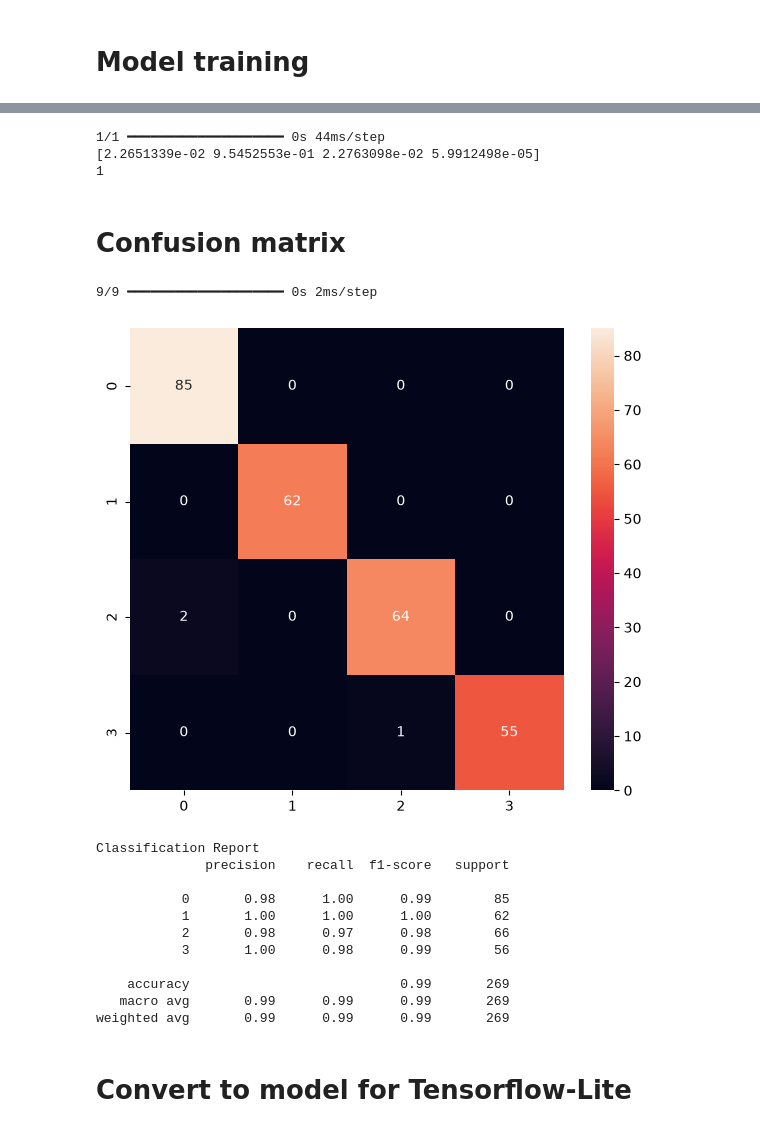
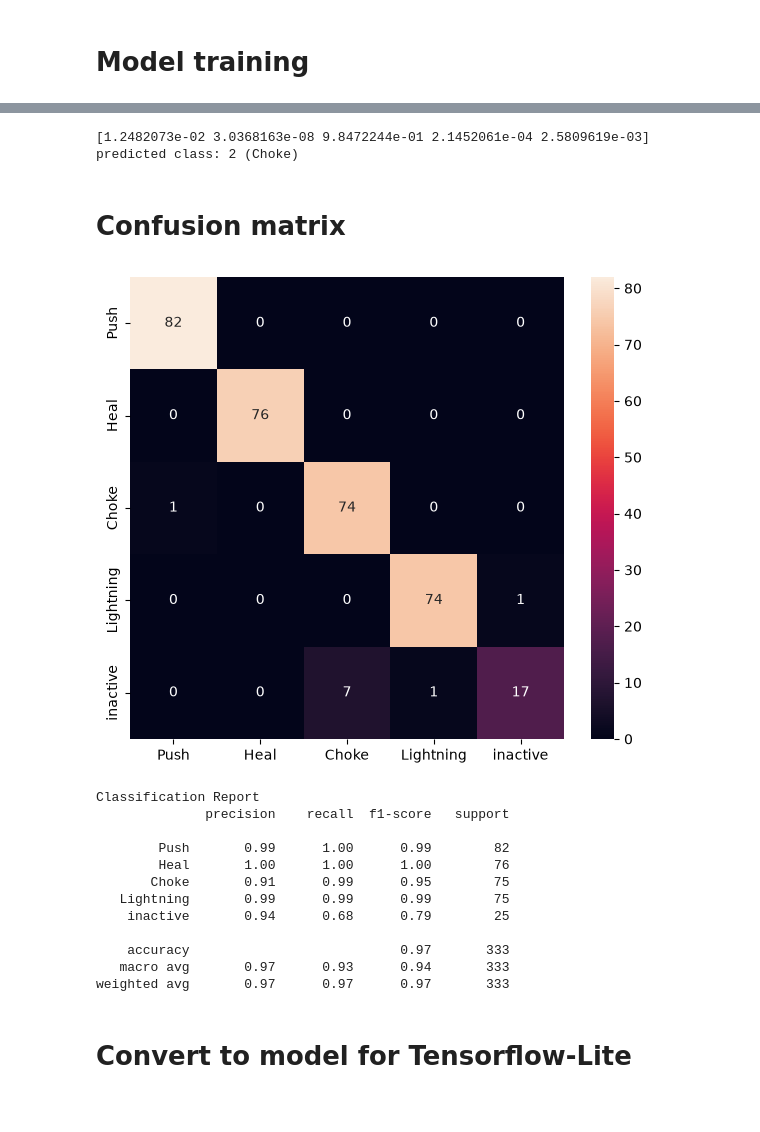
Before and after one commit to KrzysztofEmerling/hand-gesture-recognition-mediapipe-for-game-input, a Jupyter notebook: keypoint_classification_EN.ipynb, the cells around one changed output, grey strips where cells are left out. Saved outputs shown, nothing was run; the diff lists cells and outputs as text; code cells hidden in the pictures.

```diff
--- a/keypoint_classification_EN.ipynb
+++ b/keypoint_classification_EN.ipynb
@@ -19,2 +34,10 @@ NUM_CLASSES = 4
 # %% [markdown]
 # Dataset reading
+# %%
+with open(label_path, encoding='utf-8-sig') as f:
+    label_names = [row[0] for row in csv.reader(f) if row]
+
+assert len(label_names) == NUM_CLASSES, (
+    '{} contains {} labels, expected {}: {}'.format(
+        label_path, len(label_names), NUM_CLASSES, label_names))
+label_names
@@ -21,4 +69,5 @@ NUM_CLASSES = 4
 # %%
-X_dataset = np.loadtxt(dataset, delimiter=',', dtype='float32', usecols=list(range(1, (21 * 2) + 1)))
+X_dataset = np.loadtxt(dataset, delimiter=',', dtype='float32',
+                       usecols=list(range(1, NUM_FEATURES + 1)))
 # %%
-y_dataset = np.loadtxt(dataset, delimiter=',', dtype='int32', usecols=(0))
+y_dataset = np.loadtxt(dataset, delimiter=',', dtype='int32', usecols=(0,))
@@ -27,3 +101,11 @@ X_train, X_test, y_train, y_test = train_test_split(X_dataset, y_dataset, train_
+# %%
+# Stratify only when every class has at least 2 samples, otherwise
+# train_test_split raises for the missing classes.
+stratify = y_dataset if class_counts.min() >= 2 else None
+
+X_train, X_test, y_train, y_test = train_test_split(
+    X_dataset, y_dataset, train_size=0.75,
+    random_state=RANDOM_SEED, stratify=stratify)
 # %% [markdown]
 # Model building
 # %%
@@ -110,54 +198,58 @@ val_loss, val_acc = model.evaluate(X_test, y_test, batch_size=128)
 model = tf.keras.models.load_model(model_save_path)
 # %%
 # Inference test
-predict_result = model.predict(np.array([X_test[0]]))
-print(np.squeeze(predict_result))
-print(np.argmax(np.squeeze(predict_result)))
+predict_result = model.predict(np.array([X_test[0]]), verbose=0)
+scores = np.squeeze(predict_result)
+print(scores)
+print('predicted class: {} ({})'.format(
+    np.argmax(scores), label_names[np.argmax(scores)]))
 # %% [output]
-1/1 ━━━━━━━━━━━━━━━━━━━━ 0s 44ms/step
-[2.2651339e-02 9.5452553e-01 2.2763098e-02 5.9912498e-05]
-1
+[1.2482073e-02 3.0368163e-08 9.8472244e-01 2.1452061e-04 2.5809619e-03]
+predicted class: 2 (Choke)
 # %% [markdown]
 # Confusion matrix
 # %%
 import pandas as pd
 import seaborn as sns
 import matplotlib.pyplot as plt
 from sklearn.metrics import confusion_matrix, classification_report
 
 def print_confusion_matrix(y_true, y_pred, report=True):
-    labels = sorted(list(set(y_true)))
-    cmx_data = confusion_matrix(y_true, y_pred, labels=labels)
+    # Fixed label range keeps the matrix NUM_CLASSES x NUM_CLASSES even
+    # when a class is missing from the test split.
+    cmx_data = confusion_matrix(y_true, y_pred, labels=range(NUM_CLASSES))
 
-    df_cmx = pd.DataFrame(cmx_data, index=labels, columns=labels)
+    df_cmx = pd.DataFrame(cmx_data, index=label_names, columns=label_names)
 
     fig, ax = plt.subplots(figsize=(7, 6))
-    sns.heatmap(df_cmx, annot=True, fmt='g' ,square=False)
-    ax.set_ylim(len(set(y_true)), 0)
+    sns.heatmap(df_cmx, annot=True, fmt='g', square=False)
+    ax.set_ylim(NUM_CLASSES, 0)
     plt.show()
 
     if report:
         print('Classification Report')
-        print(classification_report(y_test, y_pred))
+        print(classification_report(
+            y_true, y_pred, labels=range(NUM_CLASSES),
+            target_names=label_names, zero_division=0))
 
-Y_pred = model.predict(X_test)
+Y_pred = model.predict(X_test, verbose=0)
 y_pred = np.argmax(Y_pred, axis=1)
 
 print_confusion_matrix(y_test, y_pred)
 # %% [output]
+[figure, new version]
-9/9 ━━━━━━━━━━━━━━━━━━━━ 0s 2ms/step
+Classification Report
+              precision    recall  f1-score   support
+
+        Push       0.99      1.00      0.99        82
+        Heal       1.00      1.00      1.00        76
+       Choke       0.91      0.99      0.95        75
+   Lightning       0.99      0.99      0.99        75
+    inactive       0.94      0.68      0.79        25
+
+    accuracy                           0.97       333
+   macro avg       0.97      0.93      0.94       333
+weighted avg       0.97      0.97      0.97       333
-[figure, old version]
-Classification Report
-              precision    recall  f1-score   support
-
-           0       0.98      1.00      0.99        85
-           1       1.00      1.00      1.00        62
-           2       0.98      0.97      0.98        66
-           3       1.00      0.98      0.99        56
-
-    accuracy                           0.99       269
-   macro avg       0.99      0.99      0.99       269
-weighted avg       0.99      0.99      0.99       269
 # %% [markdown]
 # Convert to model for Tensorflow-Lite
 # %%
```
Also changed, not shown: parts of 22 cells of this notebook, 6 other files.
